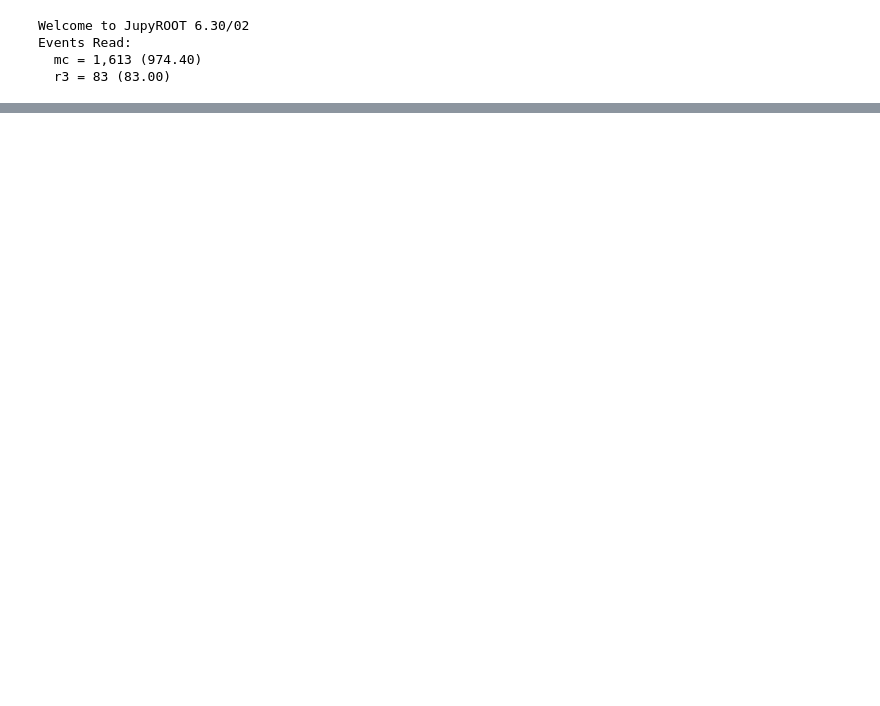
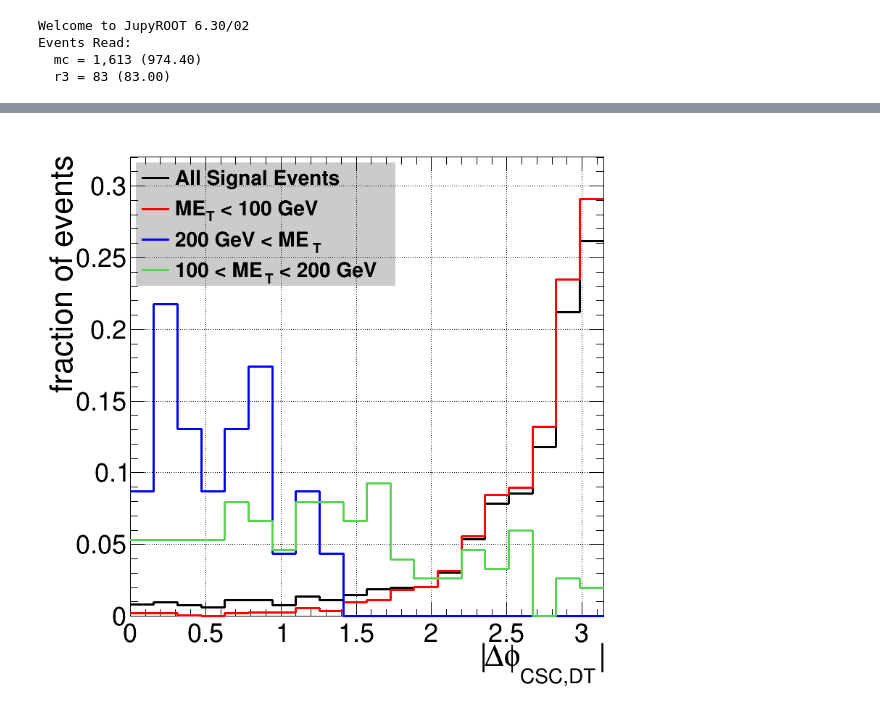
Before and after one commit to cms-lpc-llp/mds_analysis, a Jupyter notebook: notebooks/split_limit.ipynb, the cells around one changed output, grey strips where cells are left out. Saved outputs shown, nothing was run; the diff lists cells and outputs as text; code cells hidden in the pictures; blank space fills up the shorter version.

```diff
--- a/notebooks/split_limit.ipynb
+++ b/notebooks/split_limit.ipynb
@@ -277,0 +138,35 @@ single_lumi \t lnN \t 1.2 \t - \t 1.2 \t - \t 1.2 \t - \t 1.2 \t -
+# %%
+canvas = TCanvas('','',800,800)
+canvas.SetGrid()
+
+legend = TLegend(0.17, 0.72, 0.62, 0.94)
+legend.SetBorderSize(0)
+legend.SetFillColorAlpha(rt.kBlack, 0.2)
+legend.SetTextSize(0.04)
+legend.SetMargin(0.15)
+
+xv = 'tag_dPhi'
+
+txy_label = ';|#Delta#phi_{CSC,DT}|;fraction of events'
+# **** #
+
+h1 = rdfs['mc'].Histo1D(('All Signal Events',txy_label,20,0,PI),xv,).GetValue()
+h2 = rdfs['mc'].Filter(f'met<100').Histo1D(('ME_{T} < 100 GeV',txy_label,20,0,PI),xv).GetValue()
+h3 = rdfs['mc'].Filter(f'met>200').Histo1D(('200 GeV < ME_{T}',txy_label,20,0,PI),xv).GetValue()
+h4 = rdfs['mc'].Filter(f'(100<met) && (met<200)').Histo1D(('100 < ME_{T} < 200 GeV',txy_label,20,0,PI),xv).GetValue()
+hhs = [h1,h2,h3, h4]
+hmax = max([h.GetMaximum() / h.Integral() for h in hhs])
+for ih, hh in enumerate(hhs):
+    hh.Scale(1/hh.Integral())
+    hh.SetMinimum(0)
+    hh.SetMaximum(hmax*1.1)
+    hh.SetLineColor(SCL[ih])
+    hh.SetLineWidth(3)
+    hh.DrawNormalized('hist same')
+    legend.AddEntry(hh, hh.GetName(), 'L')
+
+
+legend.Draw()
+canvas.Draw()
+# %% [output]
+[figure, added]
```
Also changed, not shown: parts of 13 cells of this notebook, 11 other files.
